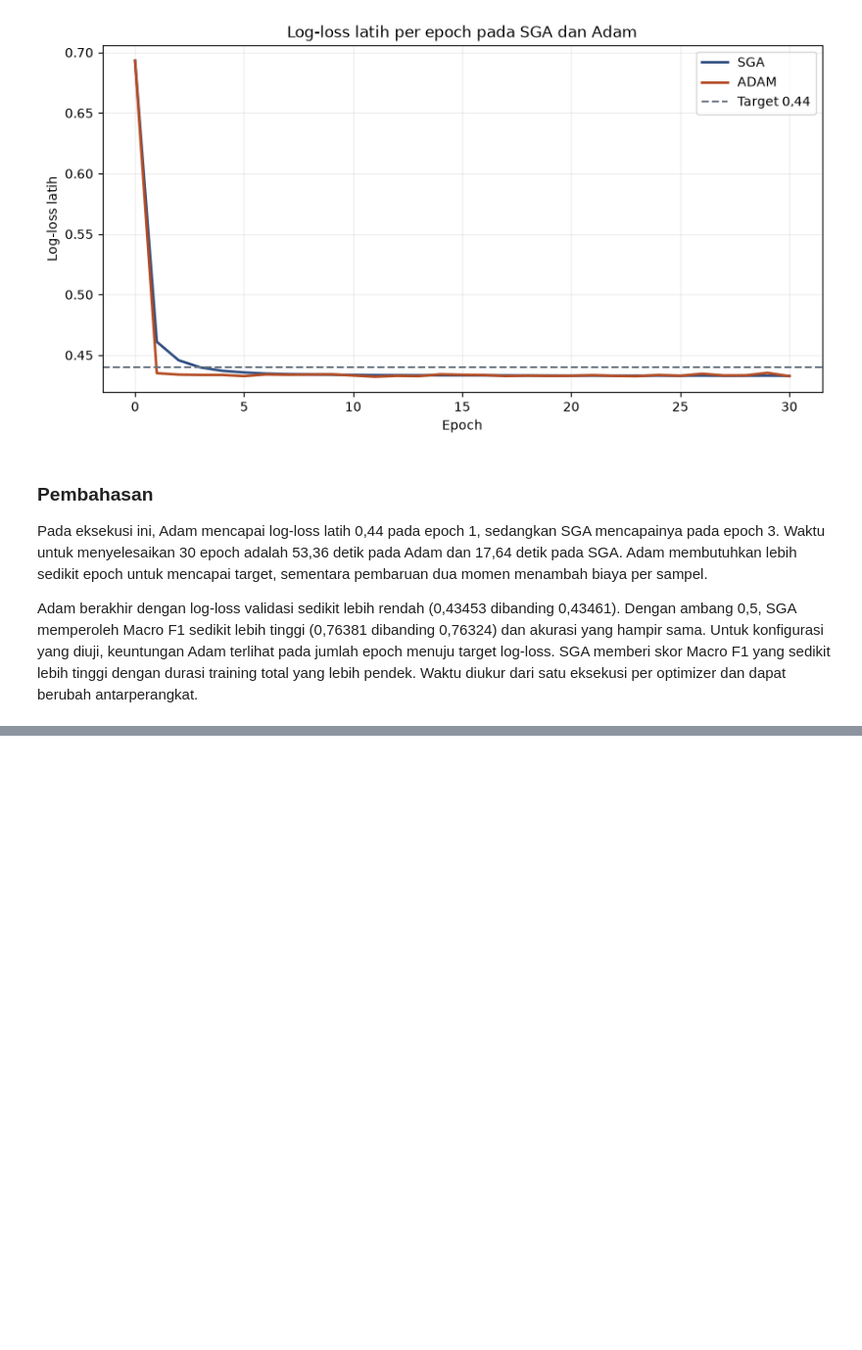
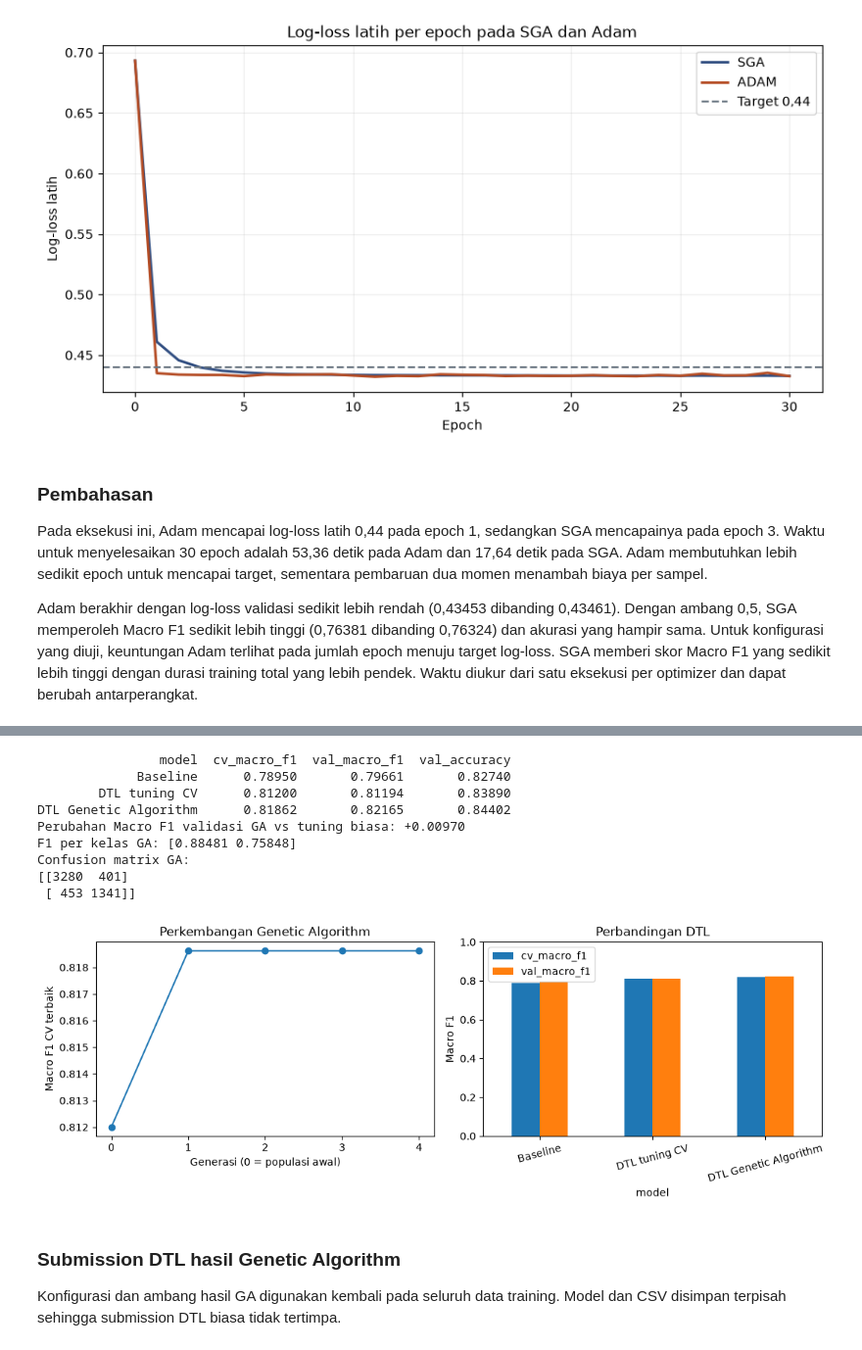
Before and after one commit to zizadhrmaa/IF3170_G25_IMKSIAI, a Jupyter notebook: src/Notebook_Tugas_Besar_2_IF3170_Inteligensi_Artifisial_2026_2027.ipynb, the cells around one changed output, grey strips where cells are left out. Shown at 98% size. Saved outputs shown, nothing was run; the diff lists cells and outputs as text; code cells hidden in the pictures; blank space fills up the shorter version.

```diff
--- a/src/Notebook_Tugas_Besar_2_IF3170_Inteligensi_Artifisial_2026_2027.ipynb
+++ b/src/Notebook_Tugas_Besar_2_IF3170_Inteligensi_Artifisial_2026_2027.ipynb
@@ -3238,0 +3603,43 @@ Adam berakhir dengan log-loss validasi sedikit lebih rendah (0,43453 dibanding 0
+# %%
+dtl_ga_model = dtl_make_model(dtl_ga_best_params).fit(X_dtl_train, y_train)
+dtl_ga_val_pred = dtl_ga_model.predict(X_dtl_val)
+dtl_ga_evaluation = pd.DataFrame([
+    {'model': 'Baseline', 'cv_macro_f1': dtl_cv_rows[0]['cv_macro_f1'],
+     'val_macro_f1': macro_f1(y_val, dtl_baseline_pred), 'val_accuracy': accuracy(y_val, dtl_baseline_pred)},
+    {'model': 'DTL tuning CV', 'cv_macro_f1': dtl_cv_table.iloc[0]['cv_macro_f1'],
+     'val_macro_f1': macro_f1(y_val, dtl_val_pred), 'val_accuracy': accuracy(y_val, dtl_val_pred)},
+    {'model': 'DTL Genetic Algorithm', 'cv_macro_f1': dtl_ga_score,
+     'val_macro_f1': macro_f1(y_val, dtl_ga_val_pred), 'val_accuracy': accuracy(y_val, dtl_ga_val_pred)},
+])
+print(dtl_ga_evaluation.round(5).to_string(index=False))
+print(f'Perubahan Macro F1 validasi GA vs tuning biasa: {macro_f1(y_val, dtl_ga_val_pred) - macro_f1(y_val, dtl_val_pred):+.5f}')
+print('F1 per kelas GA:', f1_per_class(y_val, dtl_ga_val_pred).round(5))
+print('Confusion matrix GA:', confusion_matrix(y_val, dtl_ga_val_pred), sep='\n')
+dtl_ga_gen_best = [float(dtl_ga_trials.iloc[:DTL_GA_POPULATION + g * (DTL_GA_POPULATION - DTL_GA_ELITE)]['cv_macro_f1'].max())
+                   for g in range(DTL_GA_GENERATIONS + 1)]
+dtl_ga_dir = CFG.OUTPUT_DIR / 'visualization' / 'dtl'
+dtl_ga_dir.mkdir(parents=True, exist_ok=True)
+dtl_ga_fig, dtl_ga_axes = plt.subplots(1, 2, figsize=(11, 4))
+dtl_ga_axes[0].plot(range(DTL_GA_GENERATIONS + 1), dtl_ga_gen_best, marker='o')
+dtl_ga_axes[0].set(xlabel='Generasi (0 = populasi awal)', ylabel='Macro F1 CV terbaik',
+                   xticks=range(DTL_GA_GENERATIONS + 1), title='Perkembangan Genetic Algorithm')
+dtl_ga_evaluation.set_index('model')[['cv_macro_f1', 'val_macro_f1']].plot.bar(ax=dtl_ga_axes[1], rot=15)
+dtl_ga_axes[1].set(ylim=(0, 1), ylabel='Macro F1', title='Perbandingan DTL')
+dtl_ga_fig.tight_layout()
+dtl_ga_fig.savefig(dtl_ga_dir / 'optimization_ga.png', dpi=150, bbox_inches='tight')
+plt.show()
+# %% [output]
+                model  cv_macro_f1  val_macro_f1  val_accuracy
+             Baseline      0.78950       0.79661       0.82740
+        DTL tuning CV      0.81200       0.81194       0.83890
+DTL Genetic Algorithm      0.81862       0.82165       0.84402
+Perubahan Macro F1 validasi GA vs tuning biasa: +0.00970
+F1 per kelas GA: [0.88481 0.75848]
+Confusion matrix GA:
+[[3280  401]
+ [ 453 1341]]
+[figure, added]
+# %% [markdown]
+### Submission DTL hasil Genetic Algorithm
+
+Konfigurasi dan ambang hasil GA digunakan kembali pada seluruh data training. Model dan CSV disimpan terpisah sehingga submission DTL biasa tidak tertimpa.
```
Also changed, not shown: parts of 29 cells of this notebook, 9 other files.
